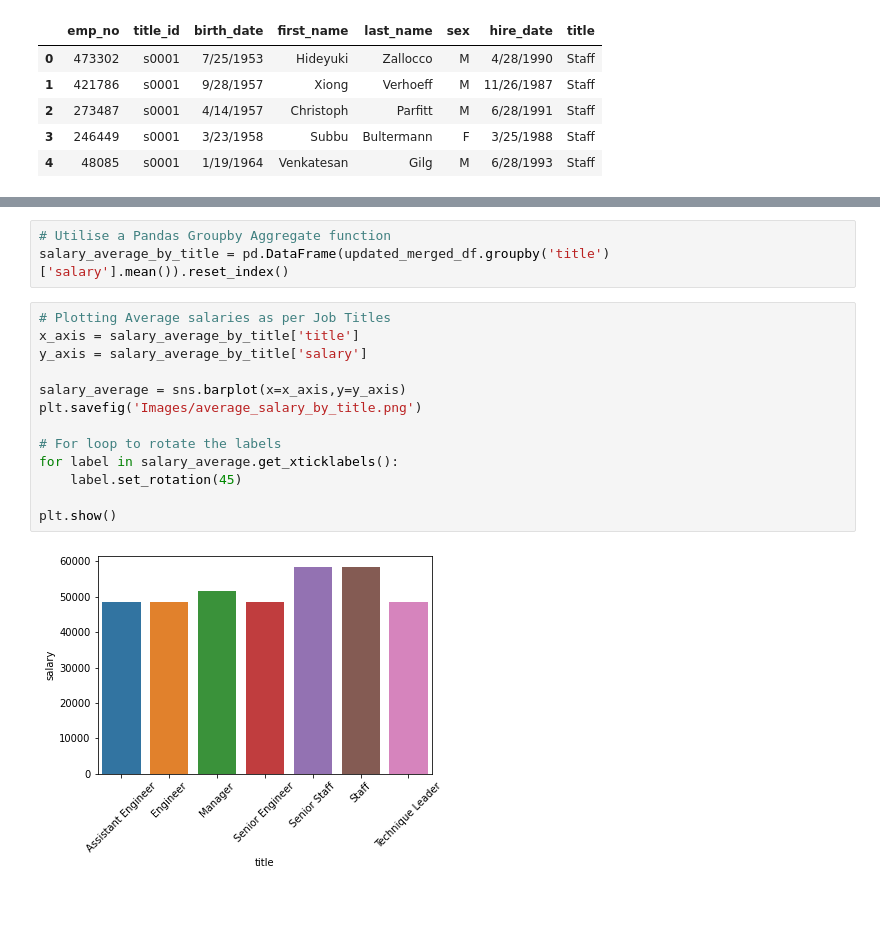
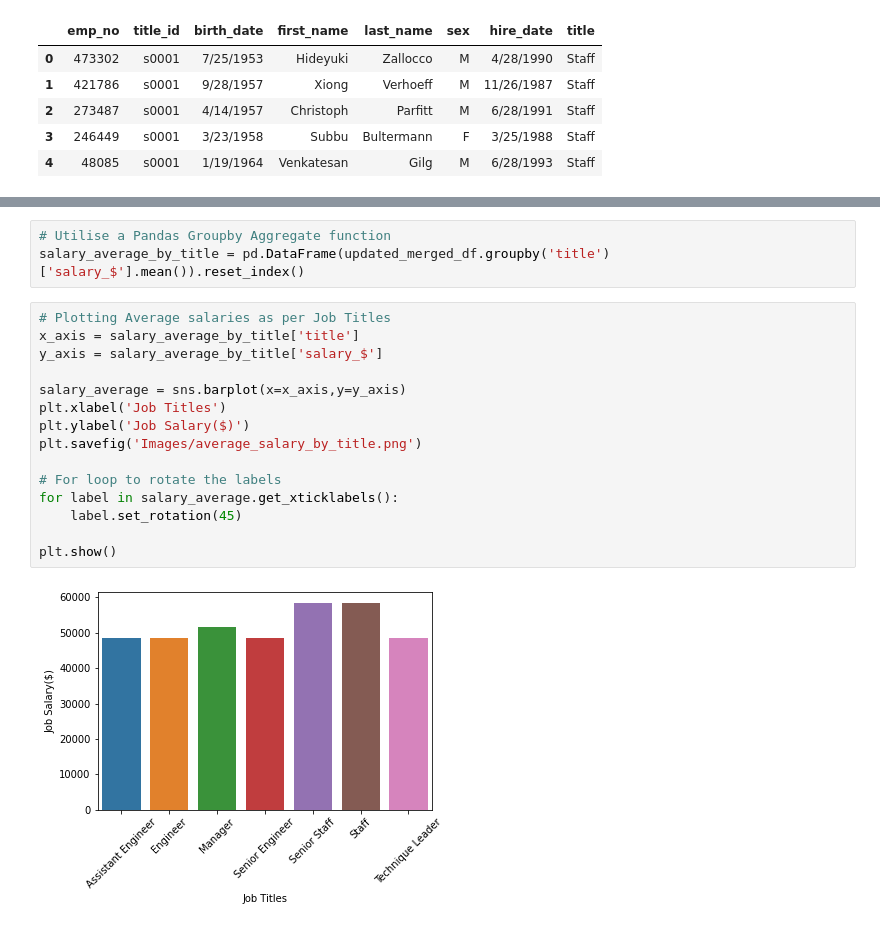
Before and after one commit to skumble27/Employee-Database-Management, a Jupyter notebook: EmployeeSQL/Furtherqueries_bonus.ipynb, the cells around one changed output, grey strips where cells are left out. Cells and saved outputs as stored; diff of their text form.

Commit message:
updated images

```diff
--- a/EmployeeSQL/Furtherqueries_bonus.ipynb
+++ b/EmployeeSQL/Furtherqueries_bonus.ipynb
@@ -109,22 +109,24 @@ updated_merged_df.head()
 | 4 | 4 | 48085 | s0001 | 1/19/1964 | Venkatesan | Gilg | M | 6/28/1993 | Staff | 63016 |
 # %%
 # Utilise a Pandas Groupby Aggregate function
-salary_average_by_title = pd.DataFrame(updated_merged_df.groupby('title')['salary'].mean()).reset_index()
+salary_average_by_title = pd.DataFrame(updated_merged_df.groupby('title')['salary_$'].mean()).reset_index()
 # %%
 # Plotting Average salaries as per Job Titles
 x_axis = salary_average_by_title['title']
-y_axis = salary_average_by_title['salary']
+y_axis = salary_average_by_title['salary_$']
 
 salary_average = sns.barplot(x=x_axis,y=y_axis)
+plt.xlabel('Job Titles')
+plt.ylabel('Job Salary($)')
 plt.savefig('Images/average_salary_by_title.png')
 
 # For loop to rotate the labels
 for label in salary_average.get_xticklabels():
     label.set_rotation(45)
 
 plt.show()
 # %% [output]
-[figure, old version]
+[figure, new version]
 # %%
 # Epilogue - finding information on personal employee number
 _499942_info = updated_merged_df[updated_merged_df['emp_no']==499942]
```
Also changed, not shown: parts of 2 cells of this notebook, 1 other file.
